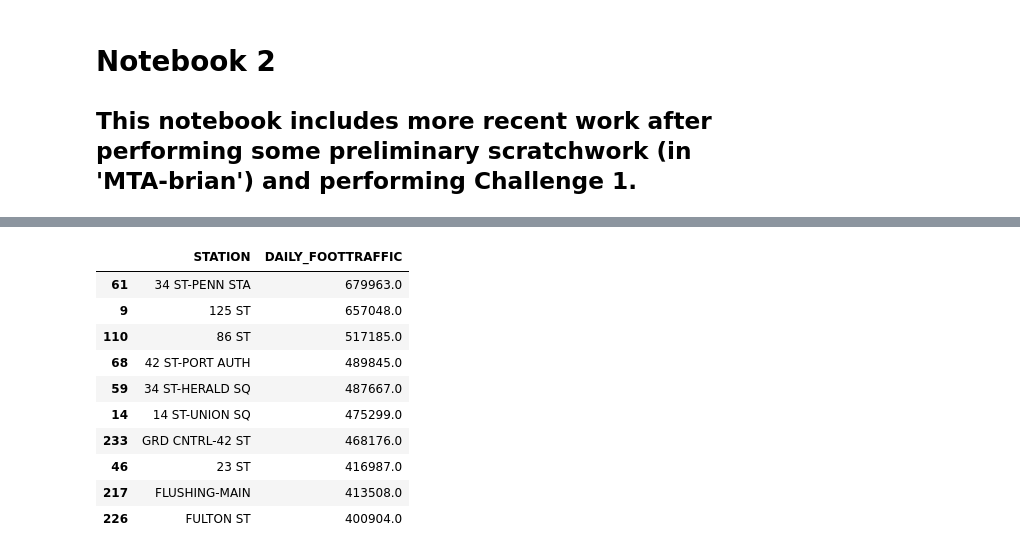
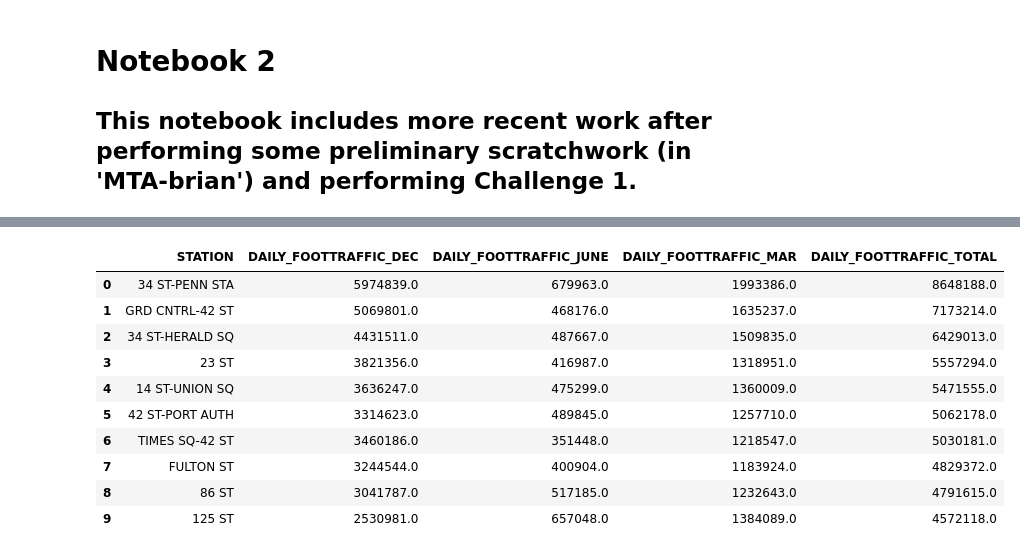
Before and after one commit to manyshapes/MTA-Ridership-Time-Analysis, a Jupyter notebook: MTA-brian-200703.ipynb, the cells around one changed output, grey strips where cells are left out. Saved outputs shown, nothing was run; the diff lists cells and outputs as text; code cells hidden in the pictures.

```diff
--- a/MTA-brian-200703.ipynb
+++ b/MTA-brian-200703.ipynb
@@ -183,16 +149,25 @@ maxFoottraffic(df_mar20)
-# %%
-maxFoottraffic(df_june20)
-# %% [output]
-|  | STATION | DAILY_FOOTTRAFFIC |
-| 61 | 34 ST-PENN STA | 679963.0 |
-| 9 | 125 ST | 657048.0 |
-| 110 | 86 ST | 517185.0 |
-| 68 | 42 ST-PORT AUTH | 489845.0 |
-| 59 | 34 ST-HERALD SQ | 487667.0 |
-| 14 | 14 ST-UNION SQ | 475299.0 |
-| 233 | GRD CNTRL-42 ST | 468176.0 |
-| 46 | 23 ST | 416987.0 |
-| 217 | FLUSHING-MAIN | 413508.0 |
-| 226 | FULTON ST | 400904.0 |
 # %%
 # Next step is to take sum of three data sets and take top 10 as a figure.
+
+total_foottraffic = df_dec19_foottraffic.set_index('STATION').\
+    join(df_june20_foottraffic.set_index('STATION'), lsuffix = '_DEC').\
+    join(df_mar20_foottraffic.set_index('STATION'), lsuffix = '_JUNE', rsuffix = '_MAR')
+
+total_foottraffic['DAILY_FOOTTRAFFIC_TOTAL'] = total_foottraffic['DAILY_FOOTTRAFFIC_DEC'] +\
+    total_foottraffic['DAILY_FOOTTRAFFIC_JUNE'] + total_foottraffic['DAILY_FOOTTRAFFIC_MAR']
+
+total_foottraffic = total_foottraffic.sort_values('DAILY_FOOTTRAFFIC_TOTAL', ascending=False).head(10).reset_index()
+
+total_foottraffic
+# %% [output]
+|  | STATION | DAILY_FOOTTRAFFIC_DEC | DAILY_FOOTTRAFFIC_JUNE | DAILY_FOOTTRAFFIC_MAR | DAILY_FOOTTRAFFIC_TOTAL |
+| 0 | 34 ST-PENN STA | 5974839.0 | 679963.0 | 1993386.0 | 8648188.0 |
+| 1 | GRD CNTRL-42 ST | 5069801.0 | 468176.0 | 1635237.0 | 7173214.0 |
+| 2 | 34 ST-HERALD SQ | 4431511.0 | 487667.0 | 1509835.0 | 6429013.0 |
+| 3 | 23 ST | 3821356.0 | 416987.0 | 1318951.0 | 5557294.0 |
+| 4 | 14 ST-UNION SQ | 3636247.0 | 475299.0 | 1360009.0 | 5471555.0 |
+| 5 | 42 ST-PORT AUTH | 3314623.0 | 489845.0 | 1257710.0 | 5062178.0 |
+| 6 | TIMES SQ-42 ST | 3460186.0 | 351448.0 | 1218547.0 | 5030181.0 |
+| 7 | FULTON ST | 3244544.0 | 400904.0 | 1183924.0 | 4829372.0 |
+| 8 | 86 ST | 3041787.0 | 517185.0 | 1232643.0 | 4791615.0 |
+| 9 | 125 ST | 2530981.0 | 657048.0 | 1384089.0 | 4572118.0 |
```
Also changed, not shown: parts of 11 cells of this notebook.
